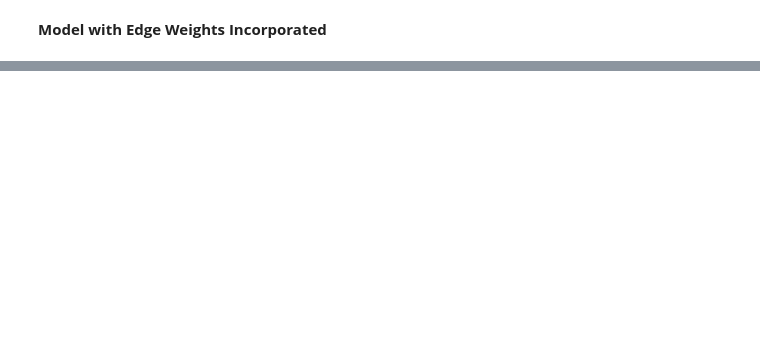
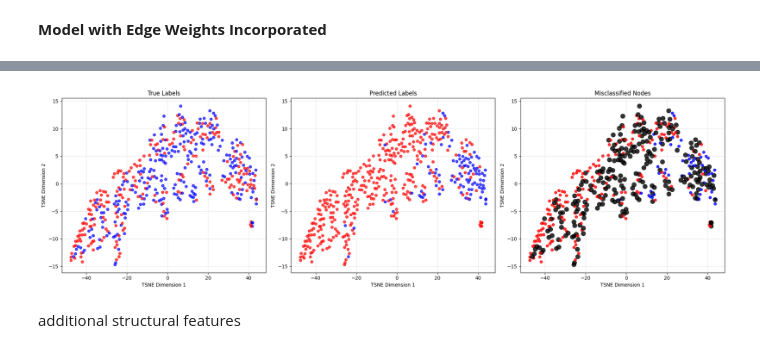
Before and after one commit to jorbler/graph-learning-final-project, a Jupyter notebook: weighted_model.ipynb, the cells around one changed output, grey strips where cells are left out. Saved outputs shown, nothing was run; the diff lists cells and outputs as text; code cells hidden in the pictures; blank space fills up the shorter version.

```diff
--- a/weighted_model.ipynb
+++ b/weighted_model.ipynb
@@ -717,0 +631,4 @@ Weighted-AUC      : nan
+# %%
+for epoch in range(epochs):
+    train(og_model, optimizer_og, raw_edge_weight)
+    train(norm_model, optimizer_norm, norm_edge_weight)
@@ -717,0 +669,13 @@ Weighted-AUC      : nan
+# %%
+# gat model
+class GAT(torch.nn.Module):
+    def __init__(self, in_channels, hidden_channels, out_channels, heads = 1, dropout = 0.6):
+        super(GAT, self).__init__()
+        self.gat1 = GATConv(in_channels, hidden_channels, heads = heads, dropout = dropout)
+        self.gat2 = GATConv(hidden_channels*heads, out_channels, heads = 1, concat = False, dropout = dropout)
+
+    def forward(self, x, edge_index):
+        x = self.gat1(x, edge_index)
+        x = F.elu(x)
+        x = self.gat2(x, edge_index)
+        return F.log_softmax(x, dim = 1)
@@ -717,0 +803,54 @@ Weighted-AUC      : nan
+# %%
+import matplotlib.pyplot as plt
+from sklearn.manifold import TSNE
+import numpy as np
+
+# node embeddings and predictions
+best_model.eval()
+with torch.no_grad():
+    embeddings = best_model.gat1(data.x, data.edge_index)
+    out = best_model(data.x, data.edge_index)
+    pred = out.argmax(dim = 1)
+
+embeddings = embeddings.cpu().numpy()
+pred = pred.cpu().numpy()
+true = data.y.cpu().numpy()
+
+# tsne
+tsne = TSNE(n_components = 2, random_state = 42)
+embeddings_2d = tsne.fit_transform(embeddings)
+
+color_map = {0: 'blue', 1: 'red'}
+true_colors = [color_map[label] for label in true]
+pred_colors = [color_map[label] for label in pred]
+
+# misclassified nodes
+misclassified = (pred != true)
+misclassified_sizes = [80 if wrong else 30 for wrong in misclassified]
+misclassified_colors = ['black' if wrong else color_map[label] for wrong, label in zip(misclassified, true)]
+
+# Plot
+fig, axs = plt.subplots(1, 3, figsize = (20, 6))
+
+axs[0].scatter(embeddings_2d[:, 0], embeddings_2d[:, 1], c = true_colors, s = 30, alpha = 0.7)
+axs[0].set_title("True Labels")
+axs[0].grid(True, alpha = 0.3)
+
+axs[1].scatter(embeddings_2d[:, 0], embeddings_2d[:, 1], c = pred_colors, s = 30, alpha = 0.7)
+axs[1].set_title("Predicted Labels")
+axs[1].grid(True, alpha = 0.3)
+
+axs[2].scatter(embeddings_2d[:, 0], embeddings_2d[:, 1], c = misclassified_colors, s = misclassified_sizes, alpha = 0.8)
+axs[2].set_title("Misclassified Nodes")
+axs[2].grid(True, alpha = 0.3)
+
+for ax in axs:
+    ax.set_xlabel("TSNE Dimension 1")
+    ax.set_ylabel("TSNE Dimension 2")
+
+plt.tight_layout()
+plt.show()
+# %% [output]
+[figure, added]
+# %% [markdown]
+additional structural features
```
Also changed, not shown: parts of 51 cells of this notebook.
